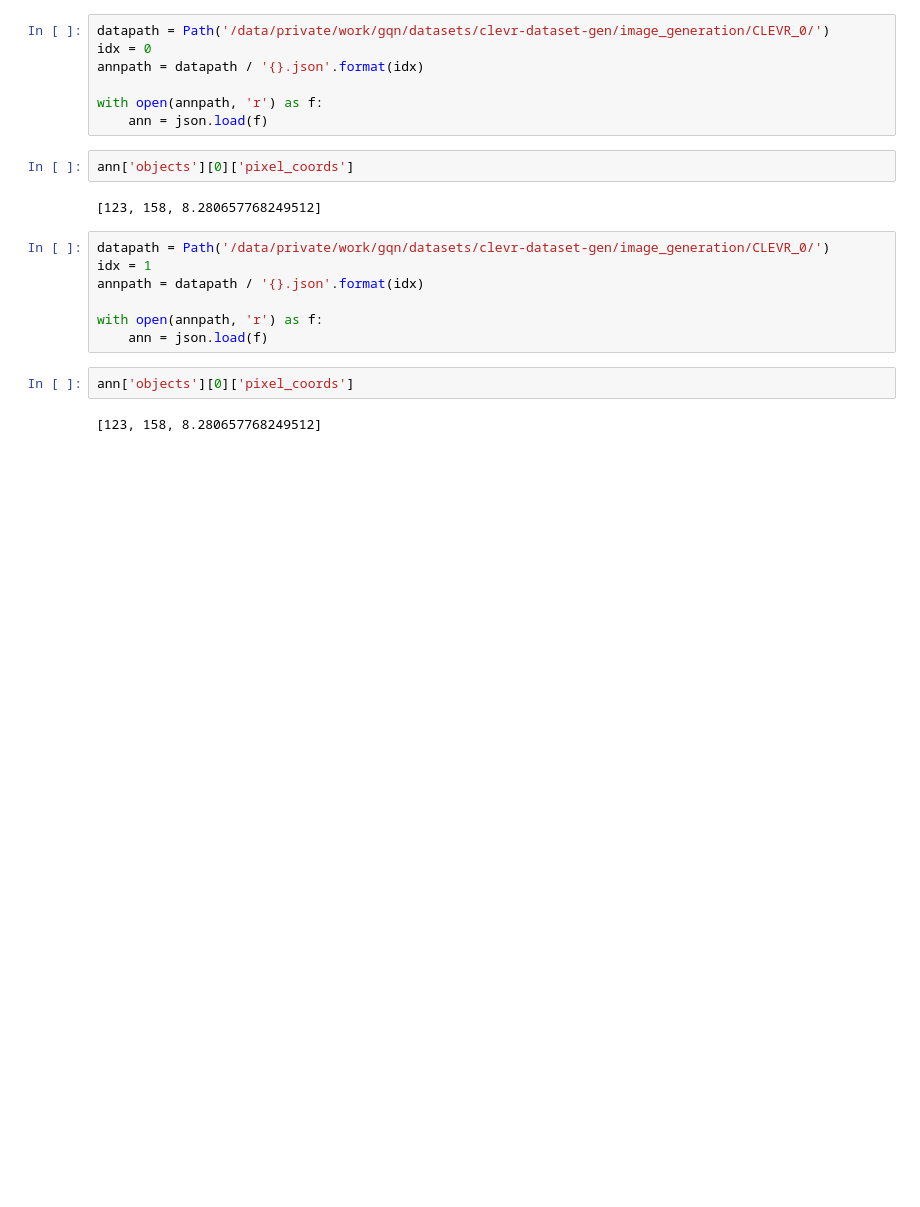
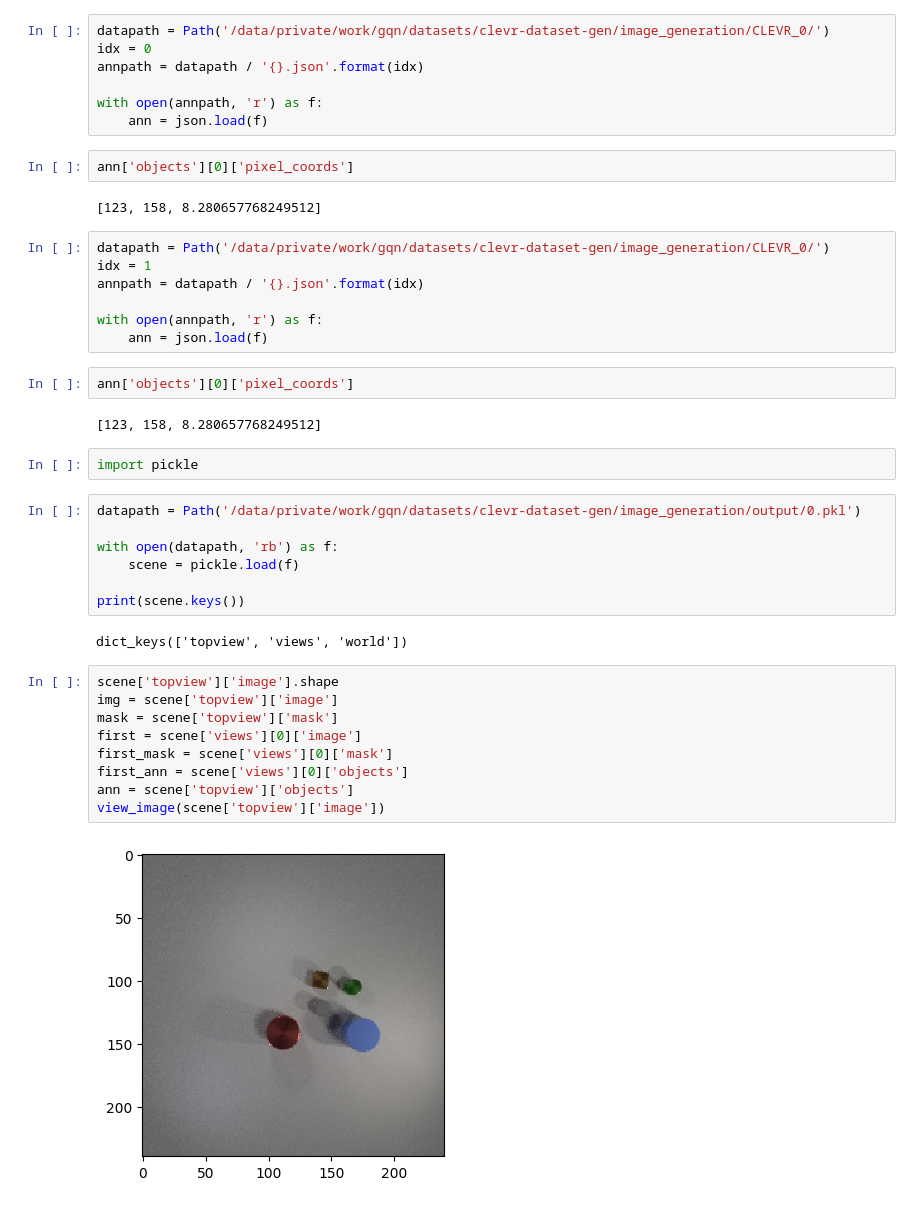
Before and after one commit to jihoonl/clevr-dataset-gen, a Jupyter notebook: notebooks/masking_test.ipynb, the cells around one changed output. Cells and saved outputs as stored; diff of their text form; blank space fills up the shorter version.

Commit message:
save scene data as pickle

```diff
--- a/notebooks/masking_test.ipynb
+++ b/notebooks/masking_test.ipynb
@@ -164,3 +159,25 @@ with open(annpath, 'r') as f:
 ann['objects'][0]['pixel_coords']
 # %% [output]
 [123, 158, 8.280657768249512]
+# %%
+import pickle
+# %%
+datapath = Path('/data/private/work/gqn/datasets/clevr-dataset-gen/image_generation/output/0.pkl')
+
+with open(datapath, 'rb') as f:
+    scene = pickle.load(f)
+
+print(scene.keys())
+# %% [output]
+dict_keys(['topview', 'views', 'world'])
+# %%
+scene['topview']['image'].shape
+img = scene['topview']['image']
+mask = scene['topview']['mask']
+first = scene['views'][0]['image']
+first_mask = scene['views'][0]['mask']
+first_ann = scene['views'][0]['objects']
+ann = scene['topview']['objects']
+view_image(scene['topview']['image'])
+# %% [output]
+[figure, added]
```
Also changed, not shown: parts of 6 cells of this notebook, 1 other file.
